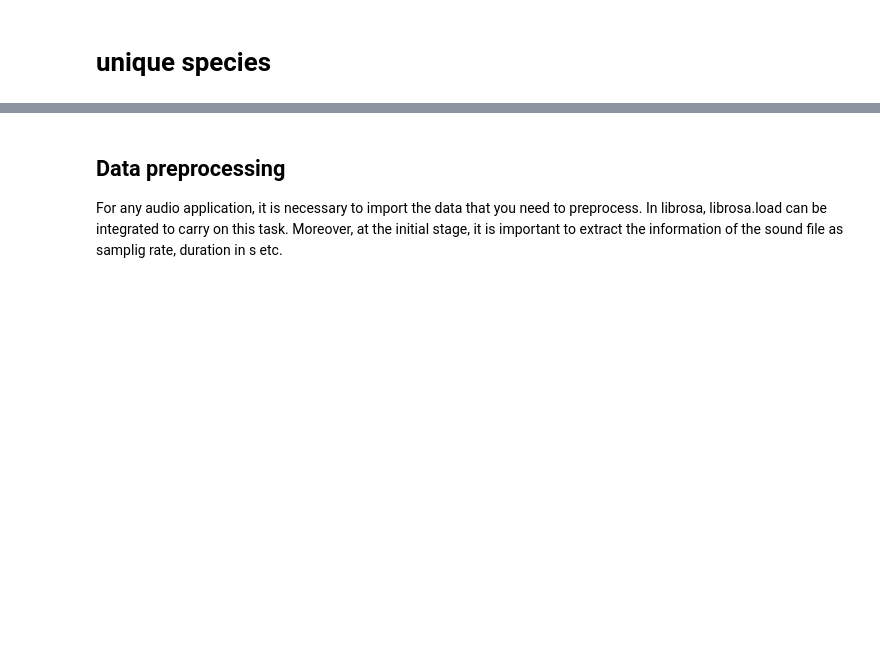
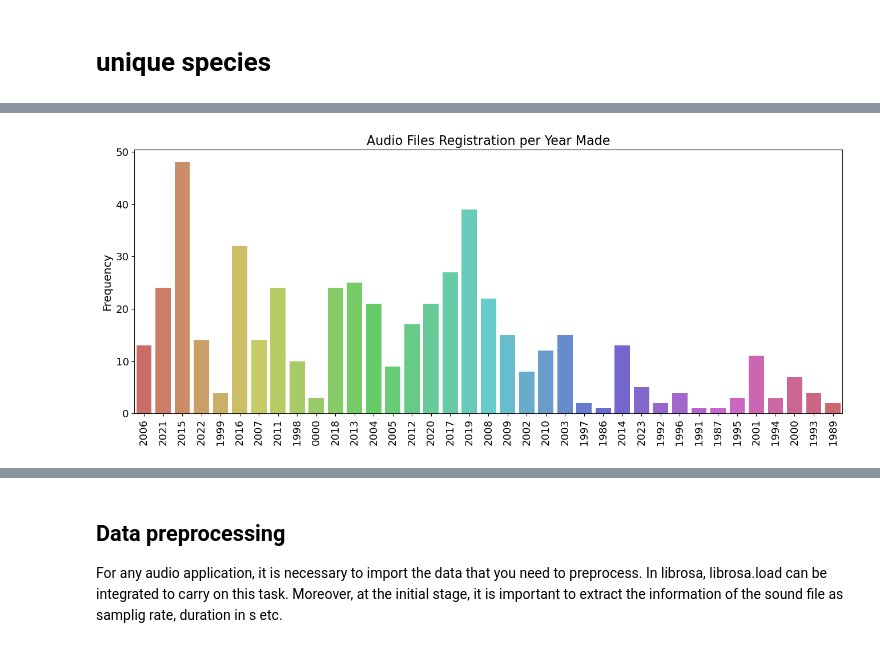
Before and after one commit to baliddeki/Bird-Behavior-ML-Project, a Jupyter notebook: data_cleaning.ipynb, the cells around one changed output, grey strips where cells are left out. Cells and saved outputs as stored; diff of their text form; code cells hidden in the pictures; blank space fills up the shorter version.

Commit message:
split the column of the date to get the year and the month when the audio was created

```diff
--- a/data_cleaning.ipynb
+++ b/data_cleaning.ipynb
@@ -99,0 +105,5 @@ print("There are {:,} unique bird species in the dataset.".format(len(df['sp'].u
+# %%
+# Create some time features by spliting the column for date
+df['year'] = df['date'].apply(lambda x: x.split('-')[0])
+df['month'] = df['date'].apply(lambda x: x.split('-')[1])
+df['day_of_month'] = df['date'].apply(lambda x: x.split('-')[2])
@@ -99,0 +125,13 @@ print("There are {:,} unique bird species in the dataset.".format(len(df['sp'].u
+# %%
+# crerate count plots for  audio files and the year they were created
+plt.figure(figsize=(16, 6))
+sns.countplot(data=df, x='year', palette="hls")
+
+plt.title("Audio Files Registration per Year Made", fontsize=16)
+plt.xticks(rotation=90, fontsize=13)
+plt.yticks(fontsize=13)
+plt.ylabel("Frequency", fontsize=14)
+plt.xlabel("")
+plt.show()
+# %% [output]
+[figure, added]
```
Also changed, not shown: parts of 4 cells of this notebook.
